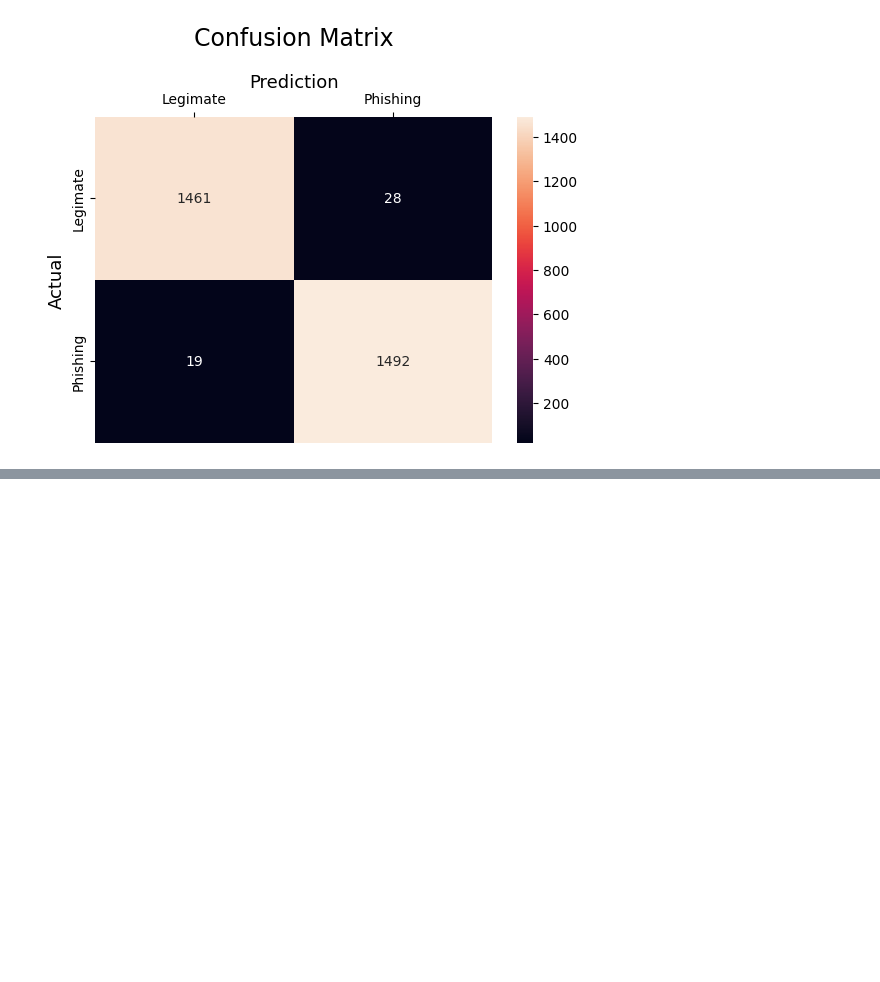
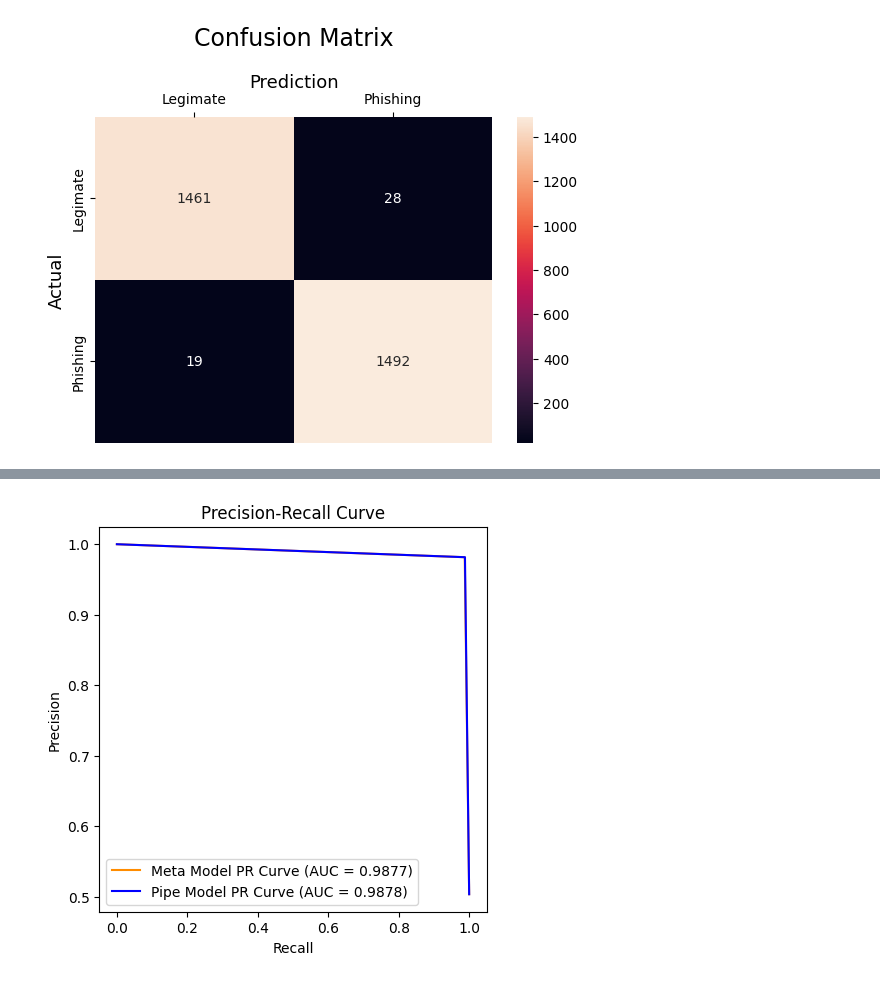
Before and after one commit to NHCh1/DLI, a Jupyter notebook: DLI_Assignment.ipynb, the cells around one changed output, grey strips where cells are left out. Cells and saved outputs as stored; diff of their text form; code cells hidden in the pictures; blank space fills up the shorter version.

Commit message:
Evaluation - Precision-Recall Curve

```diff
--- a/DLI_Assignment.ipynb
+++ b/DLI_Assignment.ipynb
@@ -376,0 +378,18 @@ plt.show()
+# %%
+# Precision-Recall Curve
+from sklearn.metrics import precision_recall_curve, auc
+precision_meta, recall_meta, thresholds_meta = precision_recall_curve(y_test, y_pred)
+precision_pipe, recall_pipe, thresholds_pipe = precision_recall_curve(y_test, y_pred_pipe)
+auc_score_meta = auc(recall_meta, precision_meta)
+auc_score_pipe = auc(recall_pipe, precision_pipe)
+
+plt.figure(figsize=(5, 5))
+plt.plot(recall_meta, precision_meta, label=f'Meta Model PR Curve (AUC = {auc_score_meta:.4f})', color='darkorange')
+plt.plot(recall_pipe, precision_pipe, label=f'Pipe Model PR Curve (AUC = {auc_score_pipe:.4f})', color='blue')
+plt.xlabel('Recall')
+plt.ylabel('Precision')
+plt.title('Precision-Recall Curve')
+plt.legend()
+plt.show()
+# %% [output]
+[figure, added]
```
Also changed, not shown: parts of 8 cells of this notebook.
